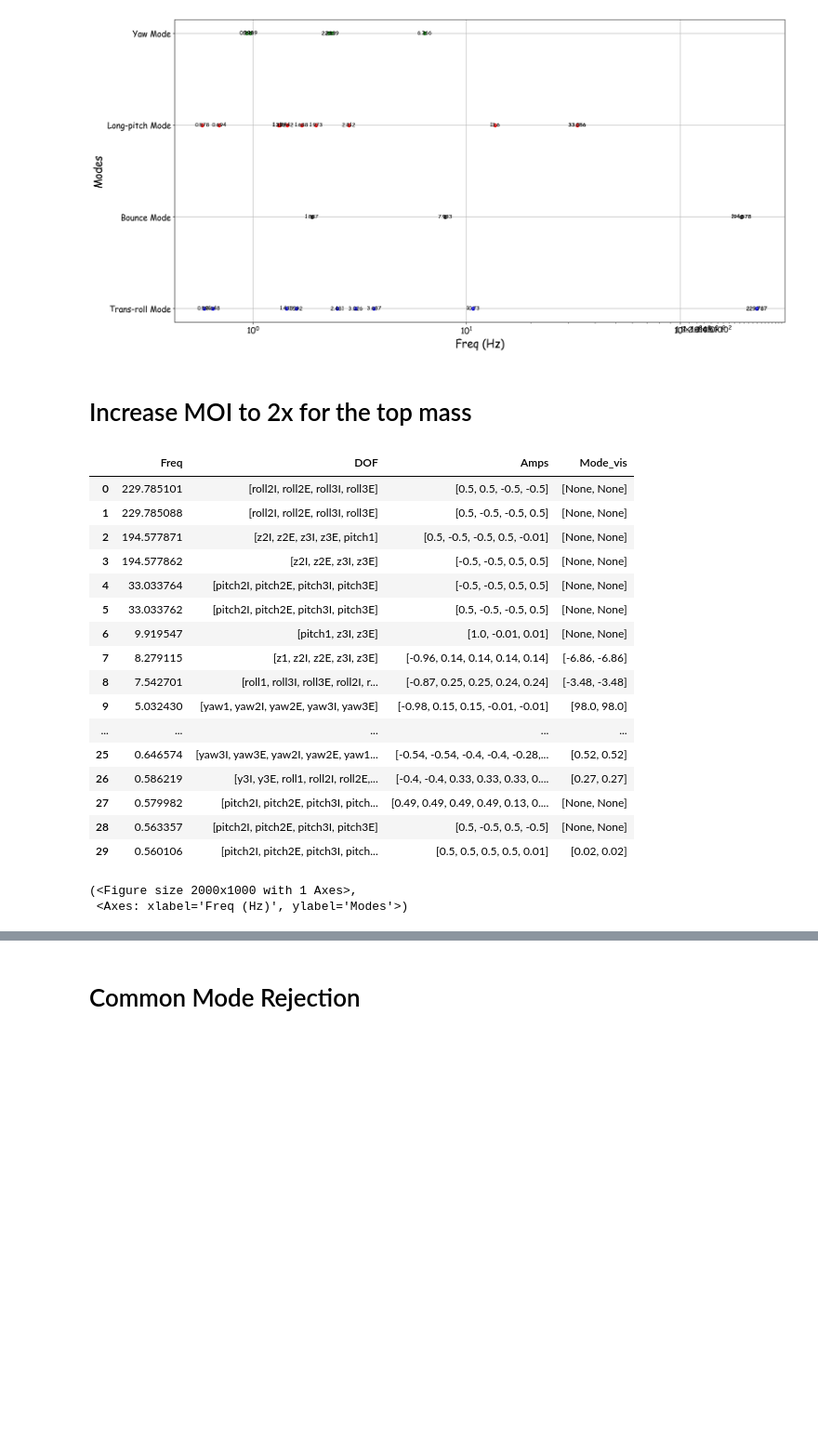
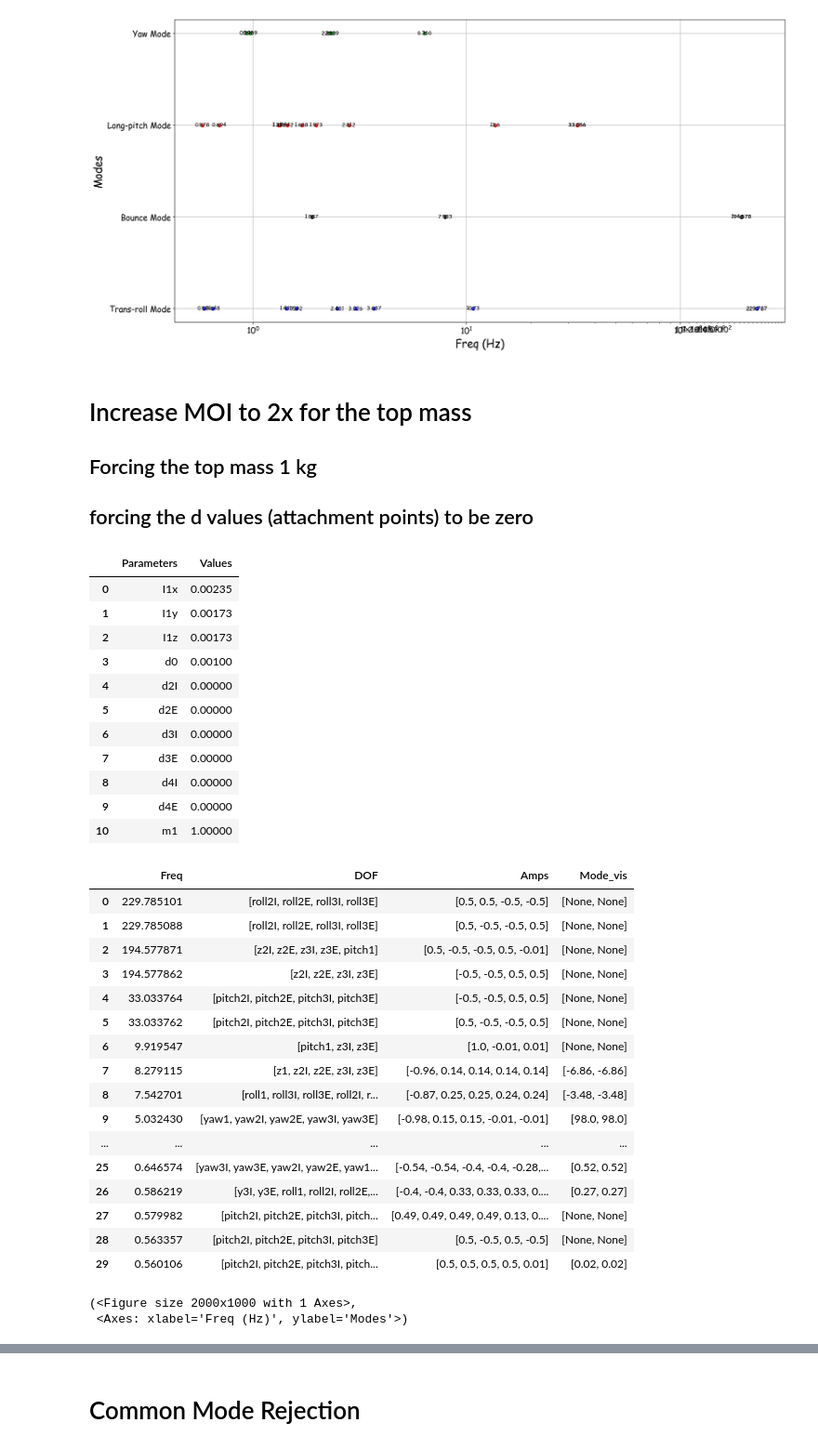
Before and after one commit to Cosmos1998/CommonPlatformTriple_4B4W_2x4B4W4W, a Jupyter notebook: CommonPlatformTriple_4B4W_2x4B4W4WNumPyWrapperTest.ipynb, the cells around one changed output, grey strips where cells are left out. Shown at 93% size. Saved outputs shown, nothing was run; the diff lists cells and outputs as text; code cells hidden in the pictures; blank space fills up the shorter version.

```diff
--- a/CommonPlatformTriple_4B4W_2x4B4W4WNumPyWrapperTest.ipynb
+++ b/CommonPlatformTriple_4B4W_2x4B4W4WNumPyWrapperTest.ipynb
@@ -454,37 +478,52 @@ print_modes(modes)
 [figure]
 # %% [markdown]
 # Increase MOI to 2x for the top mass
+## Forcing the top mass 1 kg
+## forcing the d values (attachment points) to be zero
 # %%
 Case1 = pd.DataFrame(data={"Parameters":["I1x","I1y","I1z", "d0", "d2I", "d2E", "d3I","d3E", "d4I","d4E", "m1"], "Values":[0.00235,0.00173,0.00173,0.001,0,0,0,0,0,0,1]})
+display(Case1)
 pend1, modes1 = changes(Case1)
 
 # ax.set_ylabel("Modes", fontsize = 20)
 # ax.set_xlabel("Freq (Hz)", fontsize = 20)
 # ax.tick_params(axis = "both", labelsize = 15)
 df = print_modes(modes1)
 
 display(df)
 
-fig, ax = plt.subplots(figsize = (20,10))
-mode_forest(modes1, fig, ax)
+# fig, ax = plt.subplots(figsize = (20,10))
+# # mode_forest(modes1, fig, ax)
 # %% [output]
-|  | Freq | DOF | Amps | Mode_vis |
-| 0 | 229.785101 | [roll2I, roll2E, roll3I, roll3E] | [0.5, 0.5, -0.5, -0.5] | [None, None] |
-| 1 | 229.785088 | [roll2I, roll2E, roll3I, roll3E] | [0.5, -0.5, -0.5, 0.5] | [None, None] |
-| 2 | 194.577871 | [z2I, z2E, z3I, z3E, pitch1] | [0.5, -0.5, -0.5, 0.5, -0.01] | [None, None] |
-| 3 | 194.577862 | [z2I, z2E, z3I, z3E] | [-0.5, -0.5, 0.5, 0.5] | [None, None] |
-| 4 | 33.033764 | [pitch2I, pitch2E, pitch3I, pitch3E] | [-0.5, -0.5, 0.5, 0.5] | [None, None] |
-| 5 | 33.033762 | [pitch2I, pitch2E, pitch3I, pitch3E] | [0.5, -0.5, -0.5, 0.5] | [None, None] |
-| 6 | 9.919547 | [pitch1, z3I, z3E] | [1.0, -0.01, 0.01] | [None, None] |
-| 7 | 8.279115 | [z1, z2I, z2E, z3I, z3E] | [-0.96, 0.14, 0.14, 0.14, 0.14] | [-6.86, -6.86] |
-| 8 | 7.542701 | [roll1, roll3I, roll3E, roll2I, r... | [-0.87, 0.25, 0.25, 0.24, 0.24] | [-3.48, -3.48] |
-| 9 | 5.032430 | [yaw1, yaw2I, yaw2E, yaw3I, yaw3E] | [-0.98, 0.15, 0.15, -0.01, -0.01] | [98.0, 98.0] |
-| ... | ... | ... | ... | ... |
-| 25 | 0.646574 | [yaw3I, yaw3E, yaw2I, yaw2E, yaw1... | [-0.54, -0.54, -0.4, -0.4, -0.28,... | [0.52, 0.52] |
-| 26 | 0.586219 | [y3I, y3E, roll1, roll2I, roll2E,... | [-0.4, -0.4, 0.33, 0.33, 0.33, 0.... | [0.27, 0.27] |
-| 27 | 0.579982 | [pitch2I, pitch2E, pitch3I, pitch... | [0.49, 0.49, 0.49, 0.49, 0.13, 0.... | [None, None] |
-| 28 | 0.563357 | [pitch2I, pitch2E, pitch3I, pitch3E] | [0.5, -0.5, 0.5, -0.5] | [None, None] |
-| 29 | 0.560106 | [pitch2I, pitch2E, pitch3I, pitch... | [0.5, 0.5, 0.5, 0.5, 0.01] | [0.02, 0.02] |
+|  | Parameters | Values |
+| 0 | I1x | 0.00235 |
+| 1 | I1y | 0.00173 |
+| 2 | I1z | 0.00173 |
+| 3 | d0 | 0.00100 |
+| 4 | d2I | 0.00000 |
+| 5 | d2E | 0.00000 |
+| 6 | d3I | 0.00000 |
+| 7 | d3E | 0.00000 |
+| 8 | d4I | 0.00000 |
+| 9 | d4E | 0.00000 |
+| 10 | m1 | 1.00000 |
+|  | Freq | DOF | Amps | Mode_vis |
+| 0 | 229.785101 | [roll2I, roll2E, roll3I, roll3E] | [0.5, 0.5, -0.5, -0.5] | [None, None] |
+| 1 | 229.785088 | [roll2I, roll2E, roll3I, roll3E] | [0.5, -0.5, -0.5, 0.5] | [None, None] |
+| 2 | 194.577871 | [z2I, z2E, z3I, z3E, pitch1] | [0.5, -0.5, -0.5, 0.5, -0.01] | [None, None] |
+| 3 | 194.577862 | [z2I, z2E, z3I, z3E] | [-0.5, -0.5, 0.5, 0.5] | [None, None] |
+| 4 | 33.033764 | [pitch2I, pitch2E, pitch3I, pitch3E] | [-0.5, -0.5, 0.5, 0.5] | [None, None] |
+| 5 | 33.033762 | [pitch2I, pitch2E, pitch3I, pitch3E] | [0.5, -0.5, -0.5, 0.5] | [None, None] |
+| 6 | 9.919547 | [pitch1, z3I, z3E] | [1.0, -0.01, 0.01] | [None, None] |
+| 7 | 8.279115 | [z1, z2I, z2E, z3I, z3E] | [-0.96, 0.14, 0.14, 0.14, 0.14] | [-6.86, -6.86] |
+| 8 | 7.542701 | [roll1, roll3I, roll3E, roll2I, r... | [-0.87, 0.25, 0.25, 0.24, 0.24] | [-3.48, -3.48] |
+| 9 | 5.032430 | [yaw1, yaw2I, yaw2E, yaw3I, yaw3E] | [-0.98, 0.15, 0.15, -0.01, -0.01] | [98.0, 98.0] |
+| ... | ... | ... | ... | ... |
+| 25 | 0.646574 | [yaw3I, yaw3E, yaw2I, yaw2E, yaw1... | [-0.54, -0.54, -0.4, -0.4, -0.28,... | [0.52, 0.52] |
+| 26 | 0.586219 | [y3I, y3E, roll1, roll2I, roll2E,... | [-0.4, -0.4, 0.33, 0.33, 0.33, 0.... | [0.27, 0.27] |
+| 27 | 0.579982 | [pitch2I, pitch2E, pitch3I, pitch... | [0.49, 0.49, 0.49, 0.49, 0.13, 0.... | [None, None] |
+| 28 | 0.563357 | [pitch2I, pitch2E, pitch3I, pitch3E] | [0.5, -0.5, 0.5, -0.5] | [None, None] |
+| 29 | 0.560106 | [pitch2I, pitch2E, pitch3I, pitch... | [0.5, 0.5, 0.5, 0.5, 0.01] | [0.02, 0.02] |
 (<Figure size 2000x1000 with 1 Axes>,
  <Axes: xlabel='Freq (Hz)', ylabel='Modes'>)
 [figure]
```
Also changed, not shown: parts of 17 cells of this notebook.
